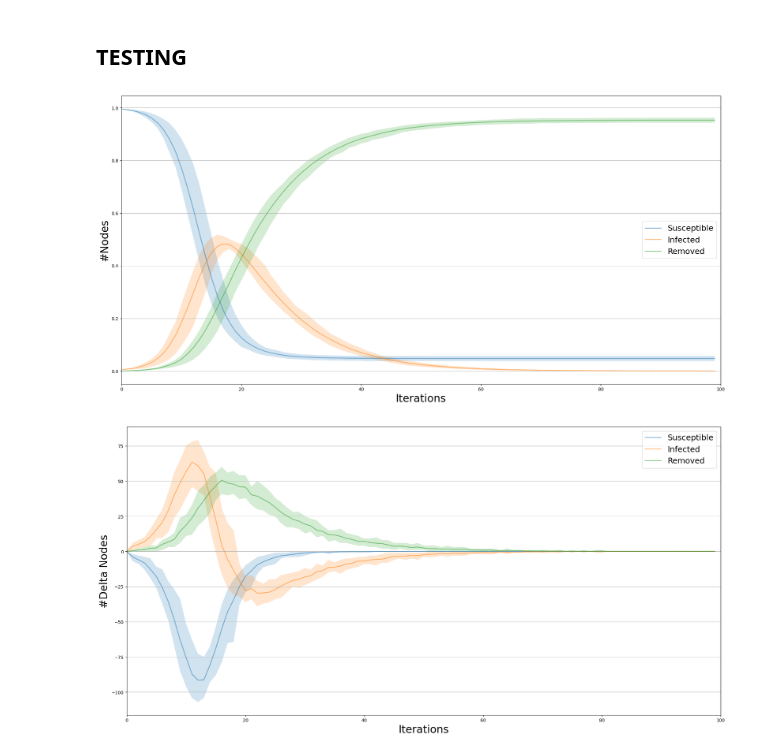
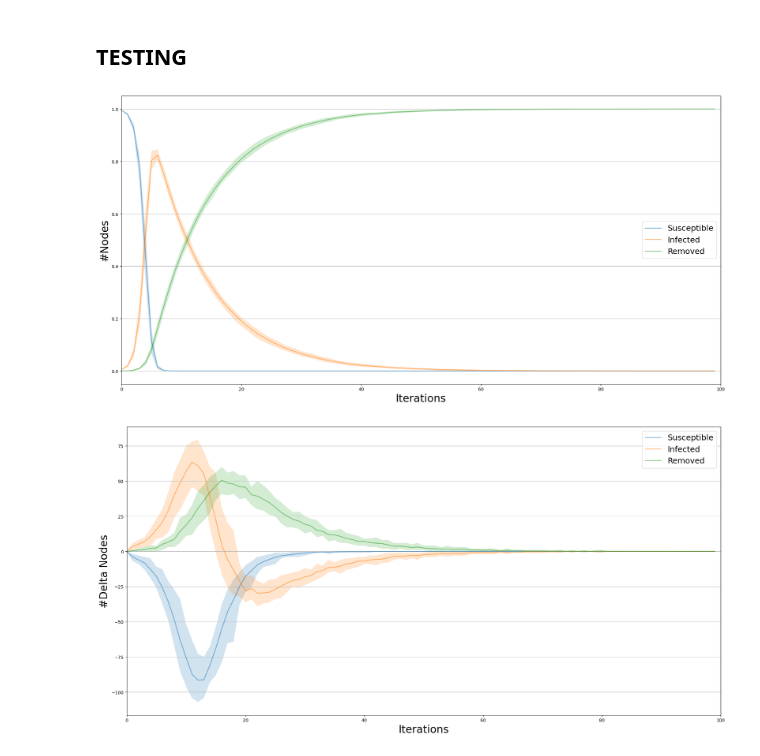
Before and after one commit to kshnva/Intro-CLS-Assignment-2, a Jupyter notebook: new_spatial.ipynb, the cells around one changed output. Cells and saved outputs as stored; diff of their text form; code cells hidden in the pictures.

Commit message:
Testing plotting results with colors

```diff
--- a/new_spatial.ipynb
+++ b/new_spatial.ipynb
@@ -37,7 +37,7 @@ def generate_model(network, beta, gamma, initial_infected_fraction = None, initi
     # Set initial infected population (either by fraction or specific nodes)
     if initial_infected_fraction:
         config.add_model_parameter('percentage_infected', initial_infected_fraction)
-    elif initial_infected_nodes:
+    elif initial_infected_nodes is not None:
         config.add_model_initial_configuration('Infected', initial_infected_nodes)
 
     model.set_initial_status(config)
@@ -51,7 +51,7 @@ def run_sir_simulations(network, beta, gamma, initial_infected_fraction = None,
     # Run the model and retund results
     if initial_infected_fraction:
         return multi_runs(model, execution_number = num_simulations, iteration_number = iterations, nprocesses=4)
-    elif initial_infected_nodes:
+    elif initial_infected_nodes is not None:
         infection_sets = [initial_infected_nodes for _ in range(num_simulations)]
         return multi_runs(model, execution_number=num_simulations, iteration_number=iterations, infection_sets=infection_sets, nprocesses=4)
     else:
@@ -227,26 +227,26 @@ seed = 10
 num_nodes = 1000
 
 # Erdos-Renyi
-er_network = create_network('Erdos-Renyi', num_nodes, seed = seed, p = 0.02)
+er_network_1 = create_network('Erdos-Renyi', num_nodes, seed = seed, p = 0.02)
 
 # Barabasi-Albert
-ba_network = create_network('Barabasi-Albert', num_nodes, seed = seed, m = 10)
+ba_network_1 = create_network('Barabasi-Albert', num_nodes, seed = seed, m = 10)
 
 # Watts-Strogatz
-ws_network = create_network('Watts-Strogatz', num_nodes, seed = seed, k = 20, p = 0.001)
+ws_network_1 = create_network('Watts-Strogatz', num_nodes, seed = seed, k = 20, p = 0.001)
 
 # Print basic statistics
 print('Erdos-Renyi')
-print_basic_network_statistics(er_network)
+print_basic_network_statistics(er_network_1)
 print('Barabasi-Albert')
-print_basic_network_statistics(ba_network)
+print_basic_network_statistics(ba_network_1)
 print('Watts-Strogatz')
-print_basic_network_statistics(ws_network)
+print_basic_network_statistics(ws_network_1)
 
 # Plot histograms
-plot_network_histograms(er_network, 'Degree and centrality distribution for Erdos-Renyi graph with N = 1000')
-plot_network_histograms(ba_network, 'Degree and centrality distribution for Barabasi-Albert graph with N = 1000')
-plot_network_histograms(ws_network, 'Degree and centrality distribution for Watts-Strogatz graph with N = 1000')
+plot_network_histograms(er_network_1, 'Degree and centrality distribution for Erdos-Renyi graph with N = 1000')
+plot_network_histograms(ba_network_1, 'Degree and centrality distribution for Barabasi-Albert graph with N = 1000')
+plot_network_histograms(ws_network_1, 'Degree and centrality distribution for Watts-Strogatz graph with N = 1000')
 # %% [output]
 Erdos-Renyi
 Diameter = 4
@@ -368,0 +395,11 @@ Number of edges = 300
+# %%
+beta = 1/7
+gamma = 1/10
+iterations = 100
+num_simulations = 50
+initially_infected = 5 # number of initially infected nodes
+initial_infected_nodes = np.random.choice(list(er_network_1.nodes()), initially_infected, replace = False) # we want to get the same nodes selected for each network
+
+er_trends_1 = run_sir_simulations(er_network_1, beta, gamma, initial_infected_nodes = initial_infected_nodes, iterations = iterations, num_simulations = num_simulations)
+ba_trends_1 = run_sir_simulations(ba_network_1, beta, gamma, initial_infected_nodes = initial_infected_nodes, iterations = iterations, num_simulations = num_simulations)
+ws_trends_1 = run_sir_simulations(ws_network_1, beta, gamma, initial_infected_nodes = initial_infected_nodes, iterations = iterations, num_simulations = num_simulations)
@@ -450,11 +483,11 @@ trends = run_sir_simulations(network, beta, gamma, initial_infected_nodes = [1,2
 # %%
 %matplotlib inline
 from ndlib.viz.mpl.DiffusionTrend import DiffusionTrend
 
-viz = DiffusionTrend(model, trends)
+viz = DiffusionTrend(model, er_trends_1)
 viz.plot()
 # %% [output]
-[figure, old version]
+[figure, new version]
 # %%
 from ndlib.viz.mpl.DiffusionPrevalence import DiffusionPrevalence
 viz = DiffusionPrevalence(model, trends)
```
Also changed, not shown: parts of 14 cells of this notebook.
